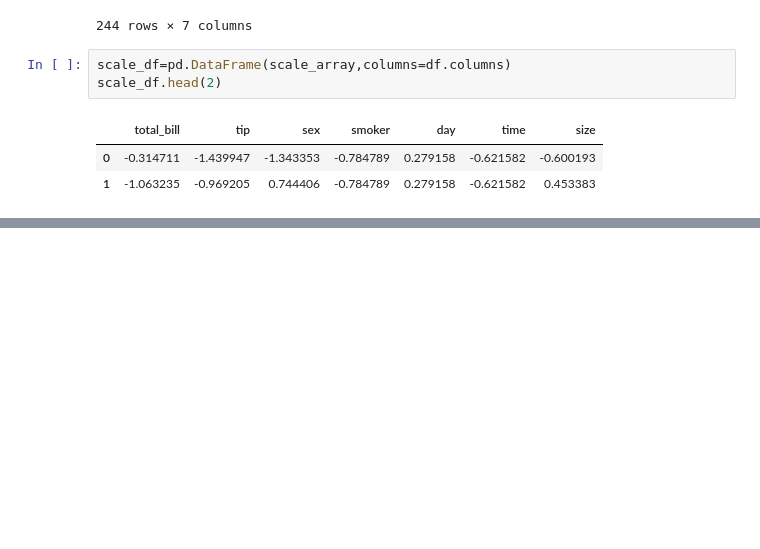
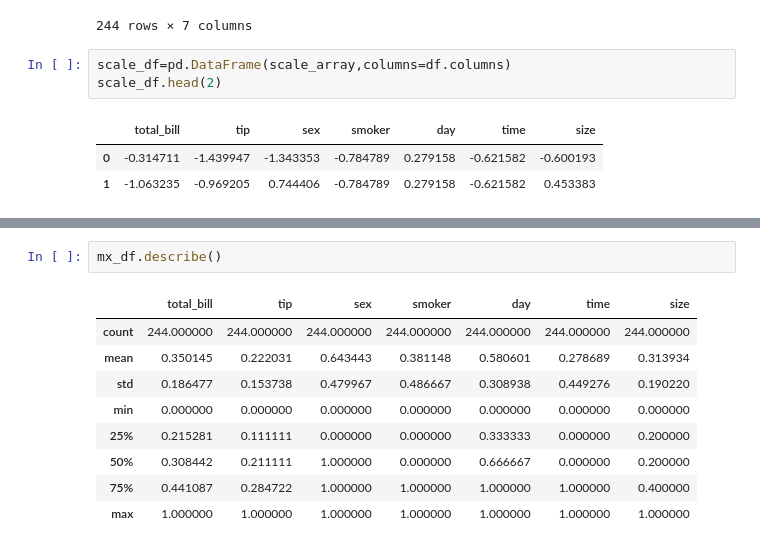
Before and after one commit to torettdom/mycode, a Jupyter notebook: AD_day17.ipynb, the cells around one changed output, grey strips where cells are left out. Drawn from its saved outputs; the diff is of its cells as text; blank space fills up the shorter version.

```diff
--- a/AD_day17.ipynb
+++ b/AD_day17.ipynb
@@ -216,0 +225,12 @@ scale_df.describe()
+# %%
+mx_df.describe()
+# %% [output]
+|  | total_bill | tip | sex | smoker | day | time | size |
+| count | 244.000000 | 244.000000 | 244.000000 | 244.000000 | 244.000000 | 244.000000 | 244.000000 |
+| mean | 0.350145 | 0.222031 | 0.643443 | 0.381148 | 0.580601 | 0.278689 | 0.313934 |
+| std | 0.186477 | 0.153738 | 0.479967 | 0.486667 | 0.308938 | 0.449276 | 0.190220 |
+| min | 0.000000 | 0.000000 | 0.000000 | 0.000000 | 0.000000 | 0.000000 | 0.000000 |
+| 25% | 0.215281 | 0.111111 | 0.000000 | 0.000000 | 0.333333 | 0.000000 | 0.200000 |
+| 50% | 0.308442 | 0.211111 | 1.000000 | 0.000000 | 0.666667 | 0.000000 | 0.200000 |
+| 75% | 0.441087 | 0.284722 | 1.000000 | 1.000000 | 1.000000 | 1.000000 | 0.400000 |
+| max | 1.000000 | 1.000000 | 1.000000 | 1.000000 | 1.000000 | 1.000000 | 1.000000 |
```
Also changed, not shown: parts of 9 cells of this notebook.
